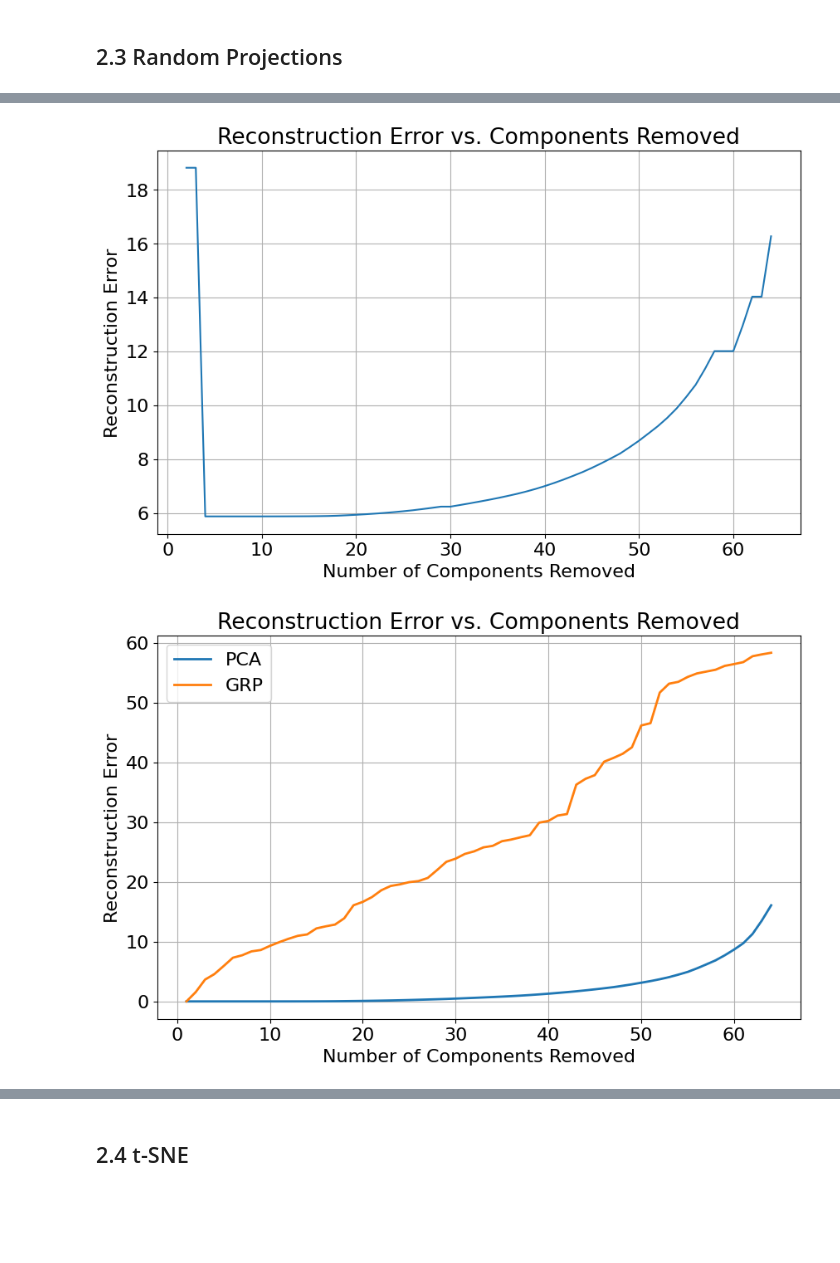
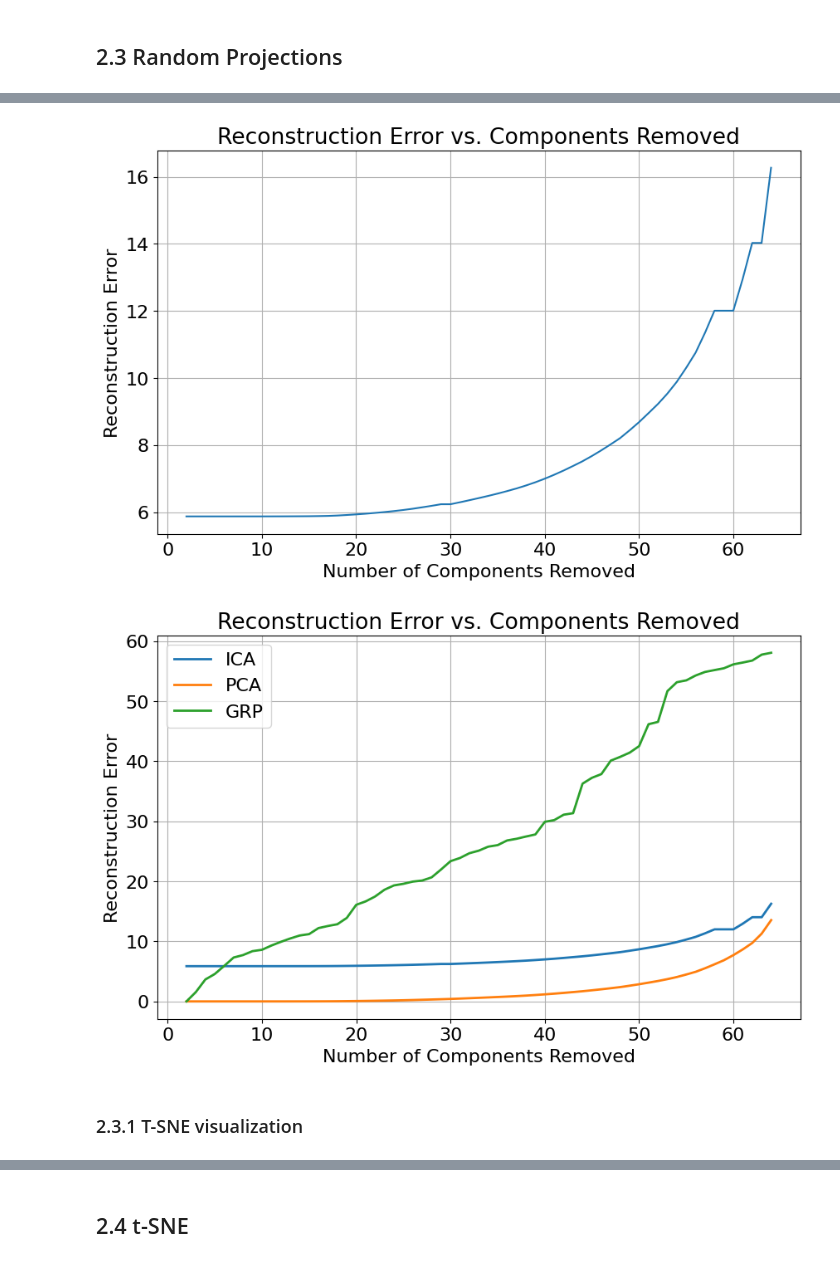
Before and after one commit to RomainFrog/CS7641-A3, a Jupyter notebook: digits_clustering.ipynb, the cells around one changed output, grey strips where cells are left out. Saved outputs shown, nothing was run; the diff lists cells and outputs as text; code cells hidden in the pictures; blank space fills up the shorter version.

```diff
--- a/digits_clustering.ipynb
+++ b/digits_clustering.ipynb
@@ -442,7 +500,7 @@ from sklearn.metrics import mean_squared_error
 
 
 # Define a range of components to remove
-components_to_remove = range(1, X.shape[1]+1)
+components_to_remove = range(2, X.shape[1]+1)
 
 # Initialize lists to store reconstruction errors
 reconstruction_errors_grp = []
@@ -468,6 +526,6 @@ plt.show()
 # %%
 # Define a range of components to remove
-components_to_remove = range(1, X.shape[1]+1)
+components_to_remove = range(2, X.shape[1]+1)
 
 # Initialize lists to store reconstruction errors
 reconstruction_errors_pca = []
@@ -506,8 +564,8 @@ for n_components in tqdm(components_to_remove):
     error = mean_squared_error(X, X_reconstructed)
     reconstruction_errors_ica.append(error)
 
-# reconstruction_errors_ica[-1] = reconstruction_errors_ica[-3]
-# reconstruction_errors_ica[-2] = reconstruction_errors_ica[-3]
+reconstruction_errors_ica[-1] = reconstruction_errors_ica[-3]
+reconstruction_errors_ica[-2] = reconstruction_errors_ica[-3]
 # Plot reconstruction error vs. components removed
 plt.figure(figsize=(10, 6))
 plt.plot(components_to_remove[::-1], reconstruction_errors_ica, marker='', linestyle='-')
@@ -517,19 +575,21 @@ plt.ylabel('Reconstruction Error')
 plt.grid(True)
 plt.show()
 # %% [output]
-[figure, old version]
+[figure, new version]
 # %%
 # plot the three on a single figure
-components_to_remove = range(1, X.shape[1]+1)
+components_to_remove = range(2, X.shape[1]+1)
 plt.figure(figsize=(10, 6))
-# plt.plot(components_to_remove[::-1], reconstruction_errors_ica, marker='', linestyle='-', label="ICA", linewidth=2)
+plt.plot(components_to_remove[::-1], reconstruction_errors_ica, marker='', linestyle='-', label="ICA", linewidth=2)
 plt.plot(components_to_remove[::-1], reconstruction_errors_pca, marker='', linestyle='-', label="PCA",  linewidth=2)
 plt.plot(components_to_remove[::-1], reconstruction_errors_grp, marker='', linestyle='-', label="GRP",  linewidth=2)
 plt.title('Reconstruction Error vs. Components Removed')
 plt.xlabel('Number of Components Removed')
 plt.ylabel('Reconstruction Error')
 plt.grid(True)
 plt.legend()
 plt.show()
 # %% [output]
-[figure, old version]
+[figure, new version]
+# %% [markdown]
+### 2.3.1 T-SNE visualization
```
Also changed, not shown: parts of 7 cells of this notebook, 1 other file.
